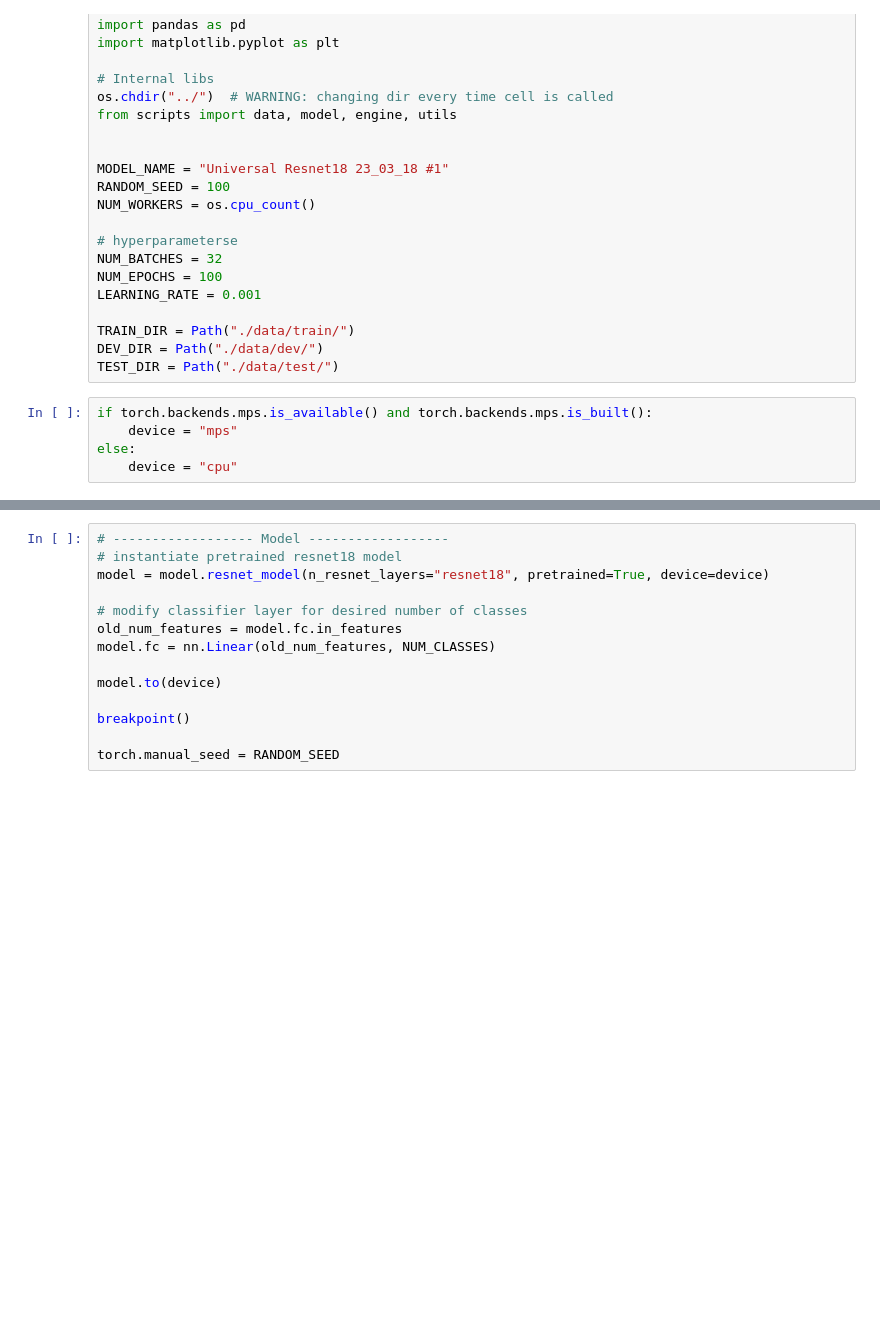
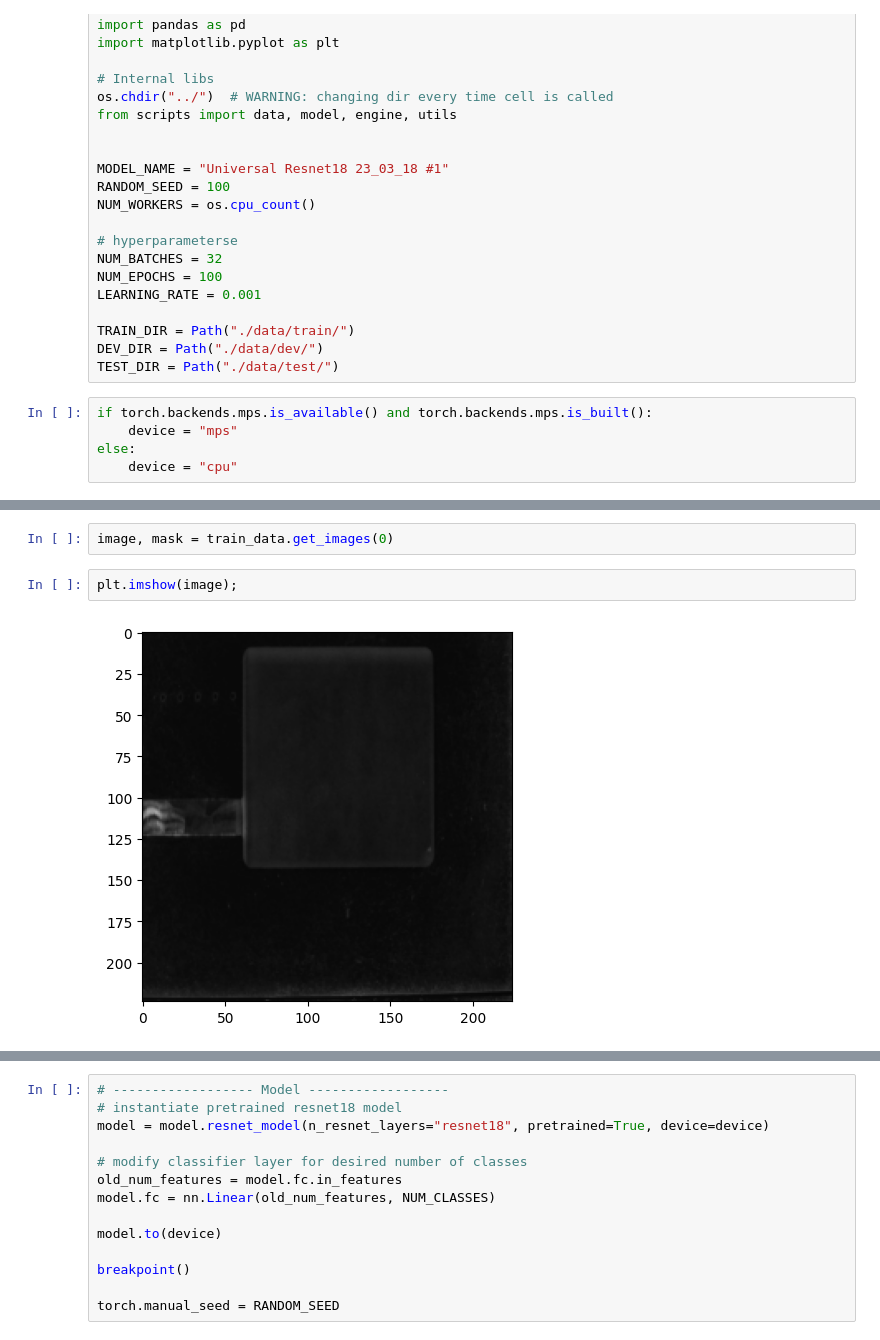
Before and after one commit to akshaytrikha/transfer-learning, a Jupyter notebook: notebooks/testing.ipynb, the cells around one changed output, grey strips where cells are left out. Cells and saved outputs as stored; diff of their text form; blank space fills up the shorter version.

```diff
--- a/notebooks/testing.ipynb
+++ b/notebooks/testing.ipynb
@@ -81,0 +77,6 @@ test = next(iter(train_dataloader))
+# %%
+image, mask = train_data.get_images(0)
+# %%
+plt.imshow(image);
+# %% [output]
+[figure, added]
```
Also changed, not shown: parts of 9 cells of this notebook, 3 other files.
